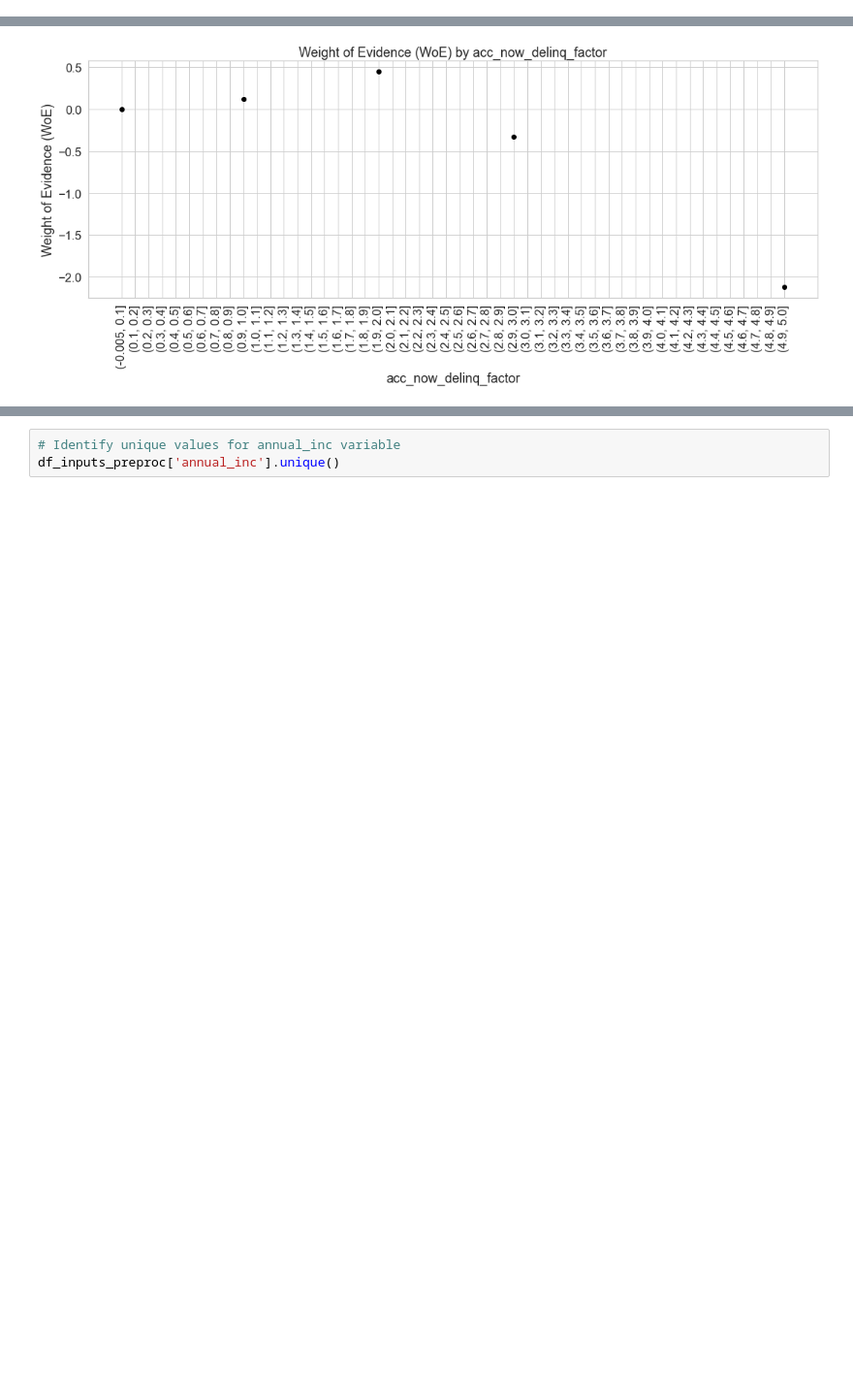
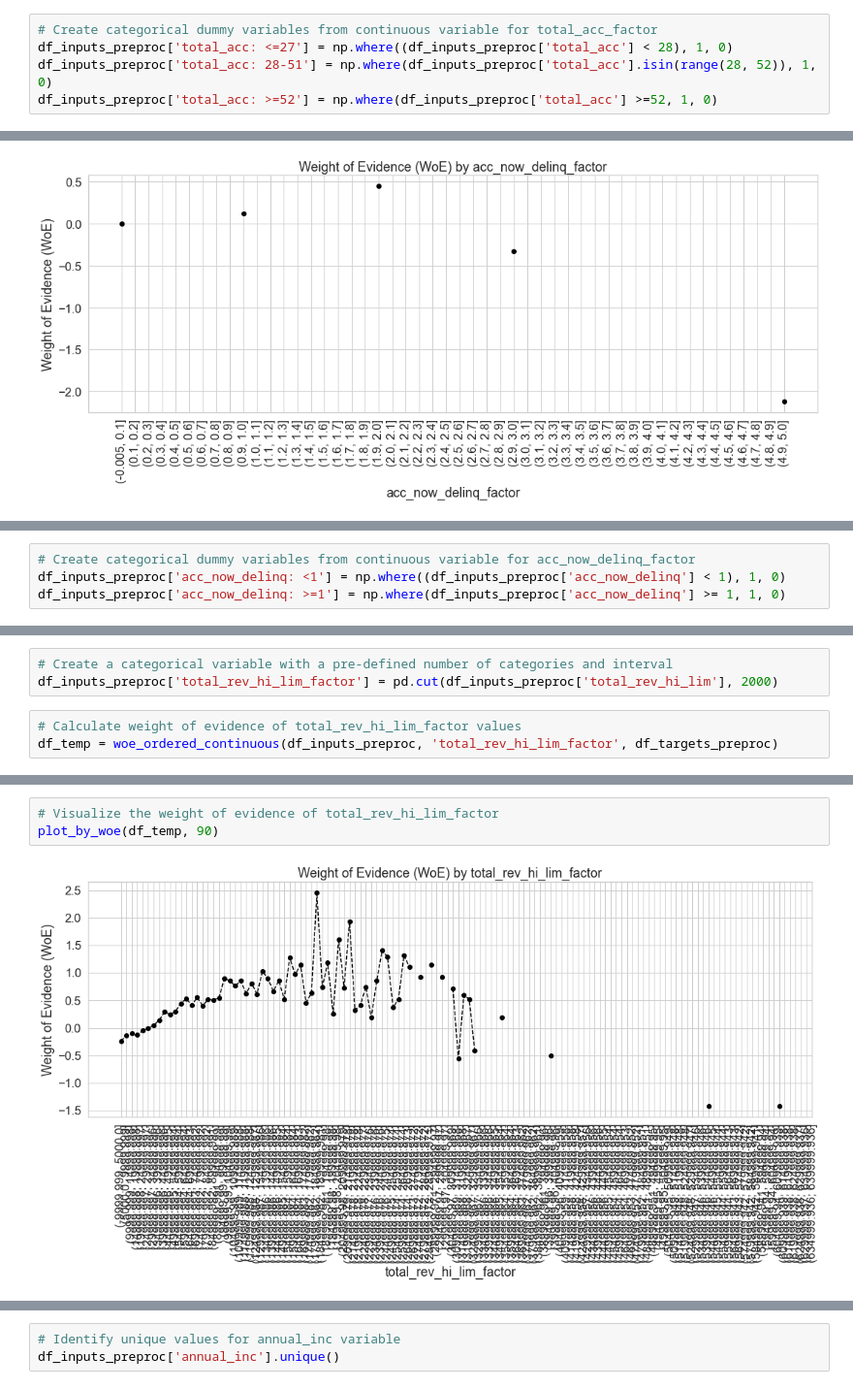
Before and after one commit to ai-portfolio/credit_risk_modeling, a Jupyter notebook: lib/notebooks/1.0_credit_risk_modeling_eda_ng.ipynb, the cells around one changed output, grey strips where cells are left out. Shown at 97% size. Saved outputs shown, nothing was run; the diff lists cells and outputs as text; blank space fills up the shorter version.

```diff
--- a/lib/notebooks/1.0_credit_risk_modeling_eda_ng.ipynb
+++ b/lib/notebooks/1.0_credit_risk_modeling_eda_ng.ipynb
@@ -1843,2 +1968,7 @@ plot_by_woe(df_temp, 90)
+# %%
+# Create categorical dummy variables from continuous variable for total_acc_factor
+df_inputs_preproc['total_acc: <=27'] = np.where((df_inputs_preproc['total_acc'] < 28), 1, 0)
+df_inputs_preproc['total_acc: 28-51'] = np.where(df_inputs_preproc['total_acc'].isin(range(28, 52)), 1, 0)
+df_inputs_preproc['total_acc: >=52'] = np.where(df_inputs_preproc['total_acc'] >=52, 1, 0)
 # %% [markdown]
 ## 8.2.13 Create dummy categorical variables for acc_now_delinq ([Top](#0.0))<a class="anchor" id="8.2.13"></a>
@@ -1883,0 +2015,4 @@ plot_by_woe(df_temp, 90)
+# %%
+# Create categorical dummy variables from continuous variable for acc_now_delinq_factor
+df_inputs_preproc['acc_now_delinq: <1'] = np.where((df_inputs_preproc['acc_now_delinq'] < 1), 1, 0)
+df_inputs_preproc['acc_now_delinq: >=1'] = np.where(df_inputs_preproc['acc_now_delinq'] >= 1, 1, 0)
@@ -1883,0 +2026,6 @@ plot_by_woe(df_temp, 90)
+# %%
+# Create a categorical variable with a pre-defined number of categories and interval
+df_inputs_preproc['total_rev_hi_lim_factor'] = pd.cut(df_inputs_preproc['total_rev_hi_lim'], 2000)
+# %%
+# Calculate weight of evidence of total_rev_hi_lim_factor values
+df_temp = woe_ordered_continuous(df_inputs_preproc, 'total_rev_hi_lim_factor', df_targets_preproc)
@@ -1883,0 +2048,5 @@ plot_by_woe(df_temp, 90)
+# %%
+# Visualize the weight of evidence of total_rev_hi_lim_factor
+plot_by_woe(df_temp, 90)
+# %% [output]
+[figure, added]
```
Also changed, not shown: parts of 60 cells of this notebook.
